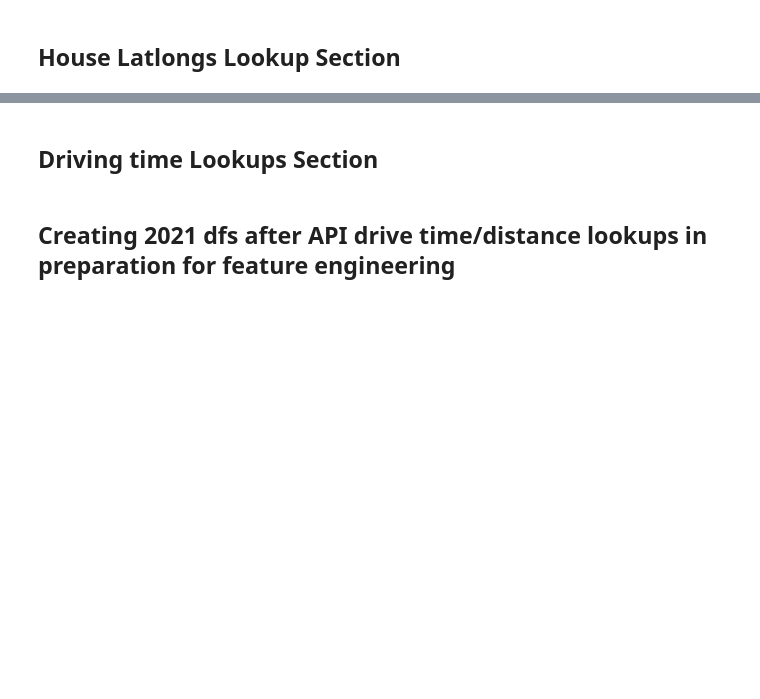
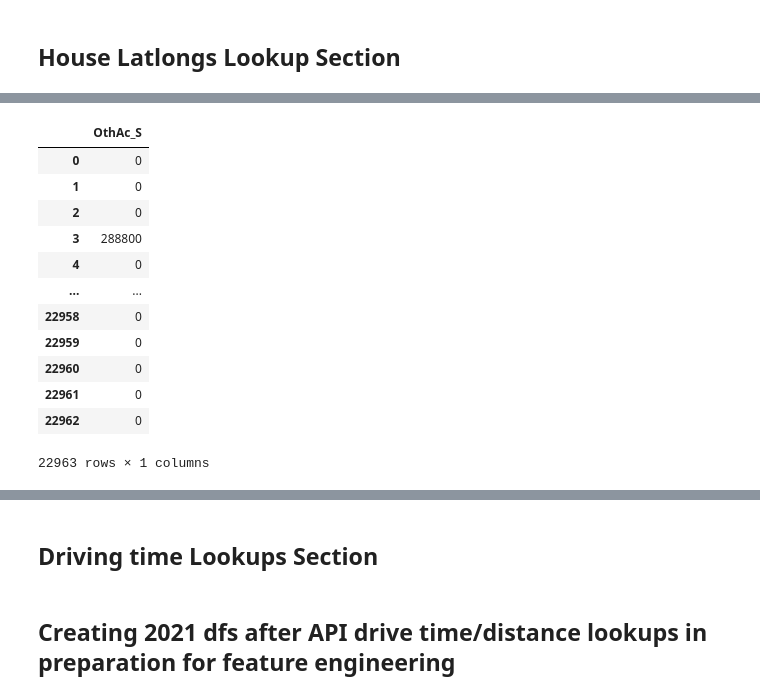
Before and after one commit to lelandjmurrin/Ames_Housing_Project, a Jupyter notebook: Ames_run_APIs.ipynb, the cells around one changed output, grey strips where cells are left out. Drawn from its saved outputs; the diff is of its cells as text; code cells hidden in the pictures; blank space fills up the shorter version.

```diff
--- a/Ames_run_APIs.ipynb
+++ b/Ames_run_APIs.ipynb
@@ -78,6 +81,22 @@ df_RE_latlongs2021 = create_cleanup_latlongs_csv(latlongs2021, "df_RE_latlongs20
 
 #2019
 df_RE_latlongs2019 = create_cleanup_latlongs_csv(latlongs2019, "df_RE_latlongs2019_corrections.csv", df_RE_latlongs2019)
+# %%
+df_RE_latest.filter(regex = "Oth")
+# %% [output]
+|  | OthAc_S |
+| 0 | 0 |
+| 1 | 0 |
+| 2 | 0 |
+| 3 | 288800 |
+| 4 | 0 |
+| ... | ... |
+| 22958 | 0 |
+| 22959 | 0 |
+| 22960 | 0 |
+| 22961 | 0 |
+| 22962 | 0 |
+22963 rows × 1 columns
 # %%
 #Read in manual corrections file
 
```
Also changed, not shown: parts of 3 cells of this notebook, 3 other files.
